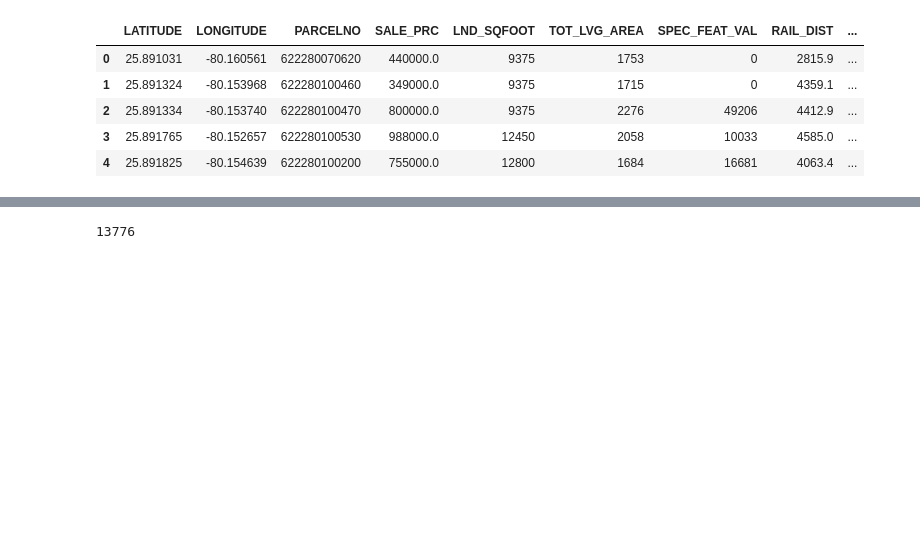
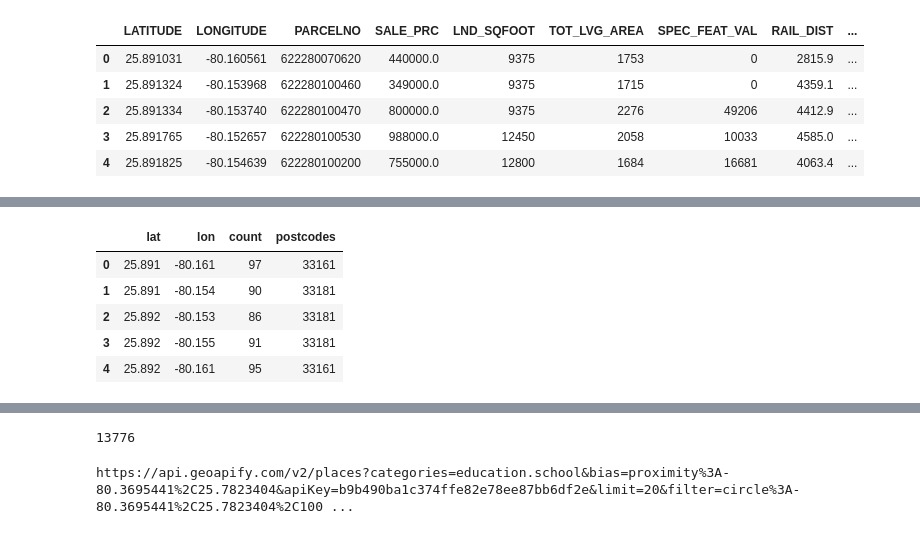
Before and after one commit to VidyaGadave/Project_Miami_Housing, a Jupyter notebook: Miami_Housing_base.ipynb, the cells around one changed output, grey strips where cells are left out. Drawn from its saved outputs; the diff is of its cells as text; code cells hidden in the pictures; blank space fills up the shorter version.

```diff
--- a/Miami_Housing_base.ipynb
+++ b/Miami_Housing_base.ipynb
@@ -38,0 +46,36 @@ memory usage: 1.8 MB
+# %%
+check_lat_lon =[]
+lat_list = []
+long_list =[]
+school_count =[]
+zip_list =[]
+for index,row in miami_df.iterrows():
+    lat_lon = row["LATITUDE_scale"]+row["LONGITUDE_scale"]
+    if lat_lon not in check_lat_lon:
+        check_lat_lon.append(lat_lon)
+        categories = "education.school"
+        radius = 5000
+        filters = f'circle:{row["LONGITUDE_scale"]},{row["LATITUDE_scale"]},{radius}'
+        bias = f'proximity:{row["LONGITUDE_scale"]},{row["LATITUDE_scale"]}'
+        limit = 100
+
+        # set up a parameters dictionary
+        params = {
+            "categories":categories,
+            "bias":bias,
+            "apiKey":geoapify_key,
+            "limit":limit,
+            "filter":filters,
+            "bias":bias,
+        }
+        base_url = "https://api.geoapify.com/v2/places"
+
+        # run a request using our params dictionary
+        response = requests.get(base_url, params=params)
+        # print the response url, avoid doing for public github repos in order to avoid exposing key
+        print(response.url)
+        lat_list.append(row["LATITUDE_scale"])
+        long_list.append(row["LONGITUDE_scale"])
+        places_data = response.json()
+        school_count.append(len(places_data["features"]))
+        zip_list.append(places_data["features"][0]["properties"]["postcode"])
@@ -39,3 +101,19 @@ memory usage: 1.8 MB
+# %%
+summary_df = pd.DataFrame( {
+    "lat" : lat_list,
+    "lon": long_list,
+    "count" : school_count,
+    "postcodes" : zip_list
+    })
+# %%
+summary_df.head()
+# %% [output]
+|  | lat | lon | count | postcodes |
+| 0 | 25.891 | -80.161 | 97 | 33161 |
+| 1 | 25.891 | -80.154 | 90 | 33181 |
+| 2 | 25.892 | -80.153 | 86 | 33181 |
+| 3 | 25.892 | -80.155 | 91 | 33181 |
+| 4 | 25.892 | -80.161 | 95 | 33161 |
 # %%
 miami_df.describe()
 # %% [output]
@@ -58,0 +160,11 @@ miami_df["PARCELNO"].nunique()
+# %%
+
+# Set base URL
+base_url = "https://api.geoapify.com/v2/places"
+
+# run a request using our params dictionary
+response = requests.get(base_url, params=params)
+# print the response url, avoid doing for public github repos in order to avoid exposing key
+print(response.url)
+# %% [output]
+https://api.geoapify.com/v2/places?categories=education.school&bias=proximity%3A-80.3695441%2C25.7823404&apiKey=b9b490ba1c374ffe82e78ee87bb6df2e&limit=20&filter=circle%3A-80.3695441%2C25.7823404%2C100 ...
```
Also changed, not shown: parts of 9 cells of this notebook, 1 other file.
